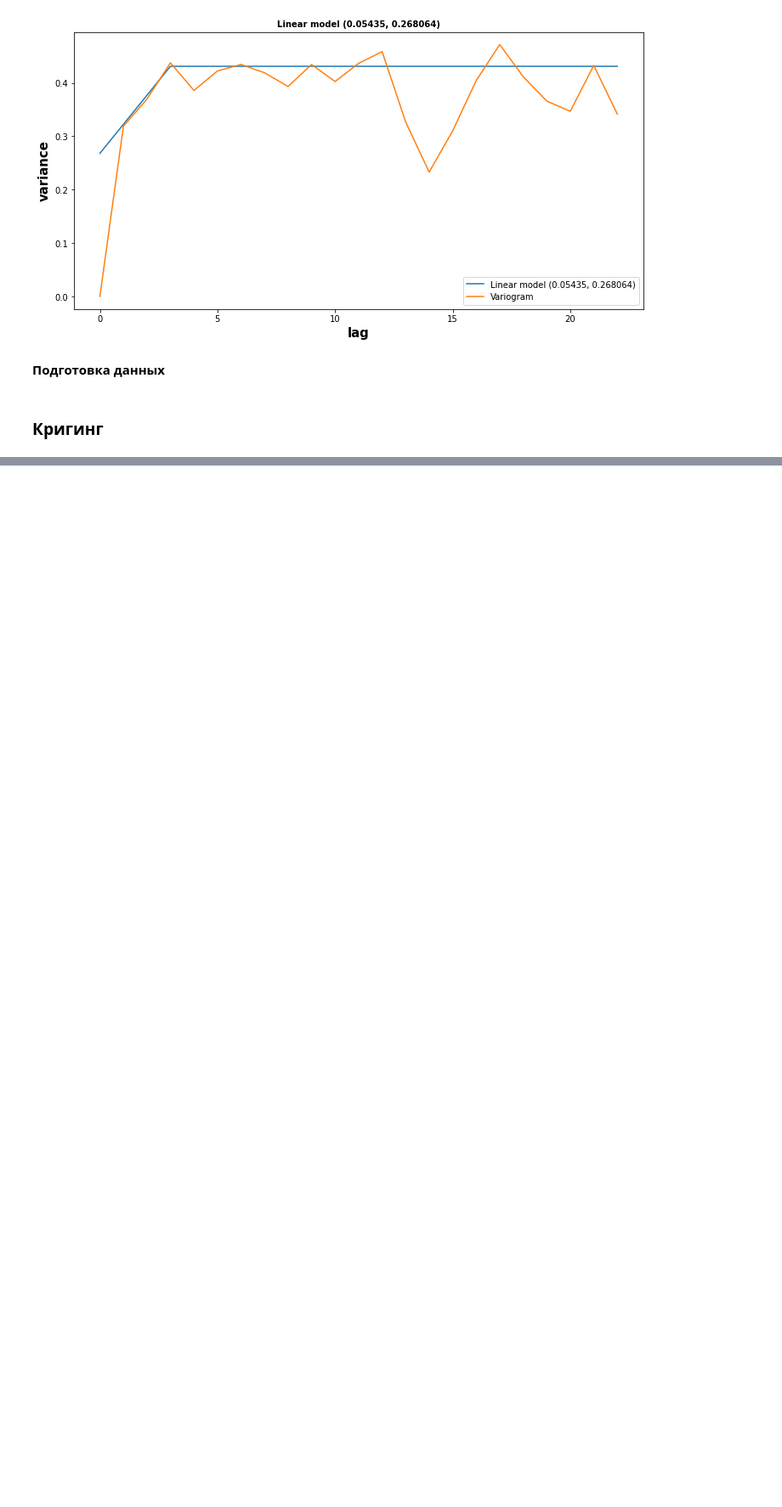
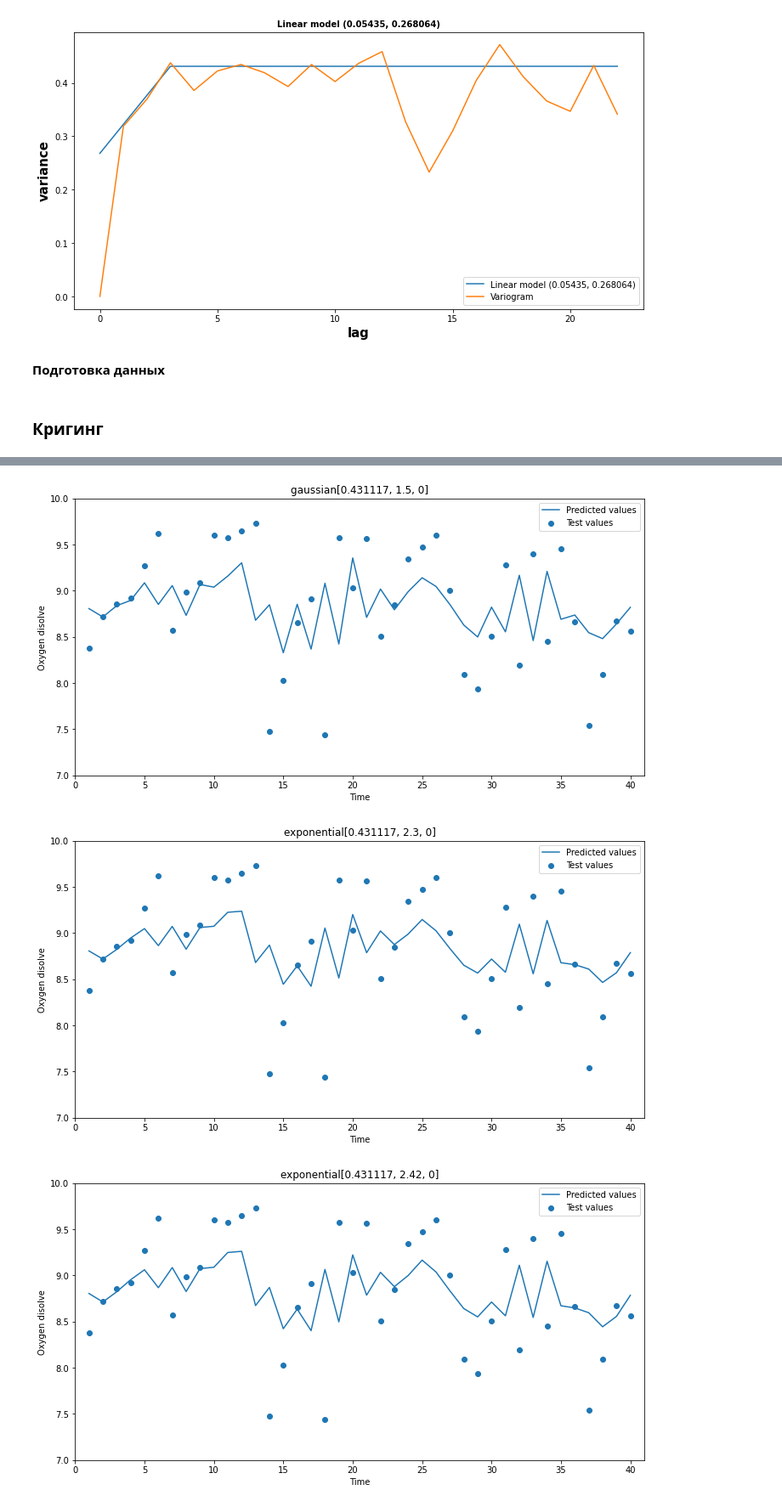
Before and after one commit to nktrn/oxygen_dissolve, a Jupyter notebook: Course work.ipynb, the cells around one changed output, grey strips where cells are left out. Shown at 85% size. Drawn from its saved outputs; the diff is of its cells as text; code cells hidden in the pictures; blank space fills up the shorter version.

```diff
--- a/Course work.ipynb
+++ b/Course work.ipynb
@@ -518,43 +548,0 @@ pd.concat(errors_table_kriging, axis=1).head()
-# %%
-cr_table = []
-def cross_validation(X_train, y_train, X_test, y_test, model_name, params):
-
-    y_pred, y_std = [], []
-    for i in range(len(X_train)):
-        model = OrdinaryKriging(np.append(X_train[:i], X_train[i+1:]) , np.zeros(X_train.shape[0]-1),
-                     np.append(y_train[:i], y_train[i+1:]),
-                     variogram_model=model_name,
-                     variogram_parameters=params)
-        pred, std = model.execute("grid", [i+1], np.array([0.0]))
-        y_pred.append(pred)
-        y_std.append(std)
-
-    y_pred = np.squeeze(y_pred)
-    y_std = np.squeeze(y_std)
-    fig, ax = plt.subplots(1, 1, figsize=(12, 6))
-    ax.scatter(X_train, y_train, label="Test values")
-    ax.plot(X_train, y_pred, label="Predicted values")
-    ax.legend()
-    ax.set_title(model_name + str(list(params.values())))
-    ax.set_xlabel("Time")
-    ax.set_ylabel("Oxygen disolve")
-    ax.set_xlim(0, 40)
-    ax.set_ylim(7, 10)
-    plt.show()
-    cr_table.append(errors_table(model_name + str(list(params.values())), y_train, y_pred))
-    return y_std ** 2, model_name + str(list(params.values()))
-
-#кригинг
-kriging_variance_crossval = [cross_validation(*i) for i in kriging_models]
-# отрисовка дисперсий ошибок
-fig, ax = plt.subplots(figsize=(12,6))
-legends_var_kriging = []
-len(kriging_variance_crossval[0])
-for var in kriging_variance_crossval:
-    ax.plot(var[0]);
-    legends_var_kriging.append(var[1]);
-ax.legend(legends_var_kriging);
-ax.set_title('Дисперсии ошибок');
-
-# таблица ощибок
-pd.concat(cr_table, axis=1).head()
@@ -573,0 +549,6 @@ pd.concat(cr_table, axis=1).head()
+# %%
+pd.concat([cross_validation(X_train, y_train, *i) for i in kriging_models], axis=1).head()
+# %% [output]
+[figure, added]
+[figure, added]
+[figure, added]
```
Also changed, not shown: parts of 11 cells of this notebook.
